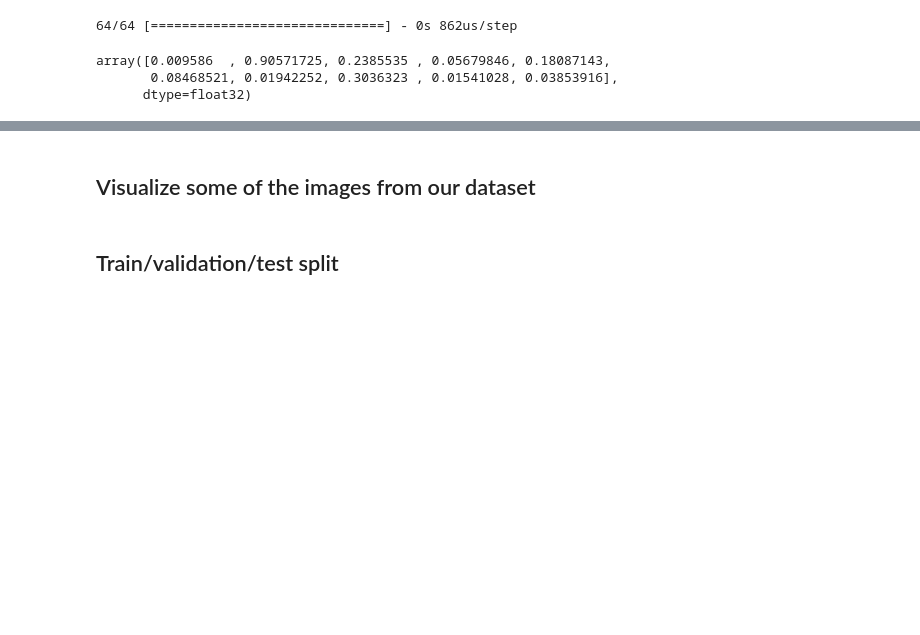
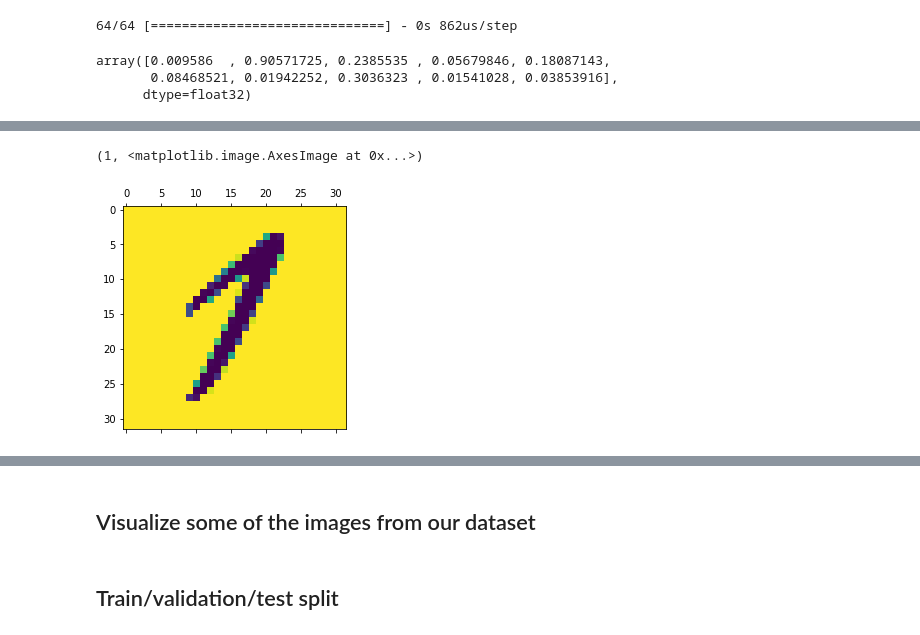
Before and after one commit to BotAlchemist/digit_recognition, a Jupyter notebook: digits_training.ipynb, the cells around one changed output, grey strips where cells are left out. Saved outputs shown, nothing was run; the diff lists cells and outputs as text; code cells hidden in the pictures; blank space fills up the shorter version.

```diff
--- a/digits_training.ipynb
+++ b/digits_training.ipynb
@@ -153,0 +178,16 @@ np.argmax(y_predicted[no_]), plt.matshow(X_test[no_])
+# %%
+# Scaling
+X_train = X_train / 255
+X_test = X_test/ 255
+# %%
+model = keras.Sequential([
+    keras.layers.Flatten(input_shape=(IMAGE_SIZE, IMAGE_SIZE)),
+    keras.layers.Dense(100, activation='relu'),
+    keras.layers.Dense(10, activation='sigmoid')
+])
+
+model.compile(optimizer='adam',
+              loss='sparse_categorical_crossentropy',
+              metrics=['accuracy'])
+
+model.fit(X_train, y_train, epochs=10)
@@ -153,0 +223,3 @@ np.argmax(y_predicted[no_]), plt.matshow(X_test[no_])
+# %%
+y_predicted = model.predict(X_test)
+y_predicted[0]
@@ -153,0 +231,6 @@ np.argmax(y_predicted[no_]), plt.matshow(X_test[no_])
+# %%
+no_= 0
+np.argmax(y_predicted[no_]), plt.matshow(X_test[no_])
+# %% [output]
+(1, <matplotlib.image.AxesImage at 0x...>)
+[figure, added]
```
Also changed, not shown: parts of 24 cells of this notebook.
